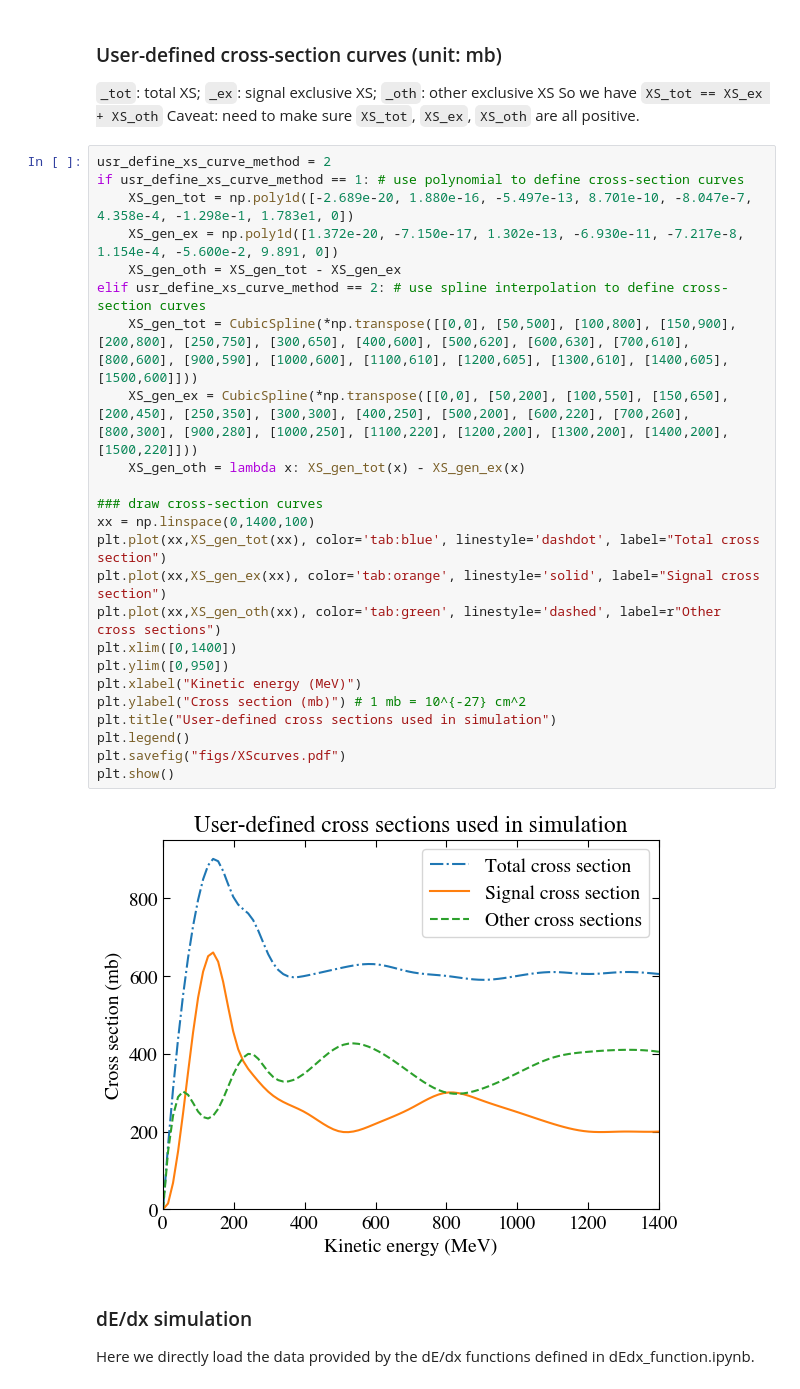
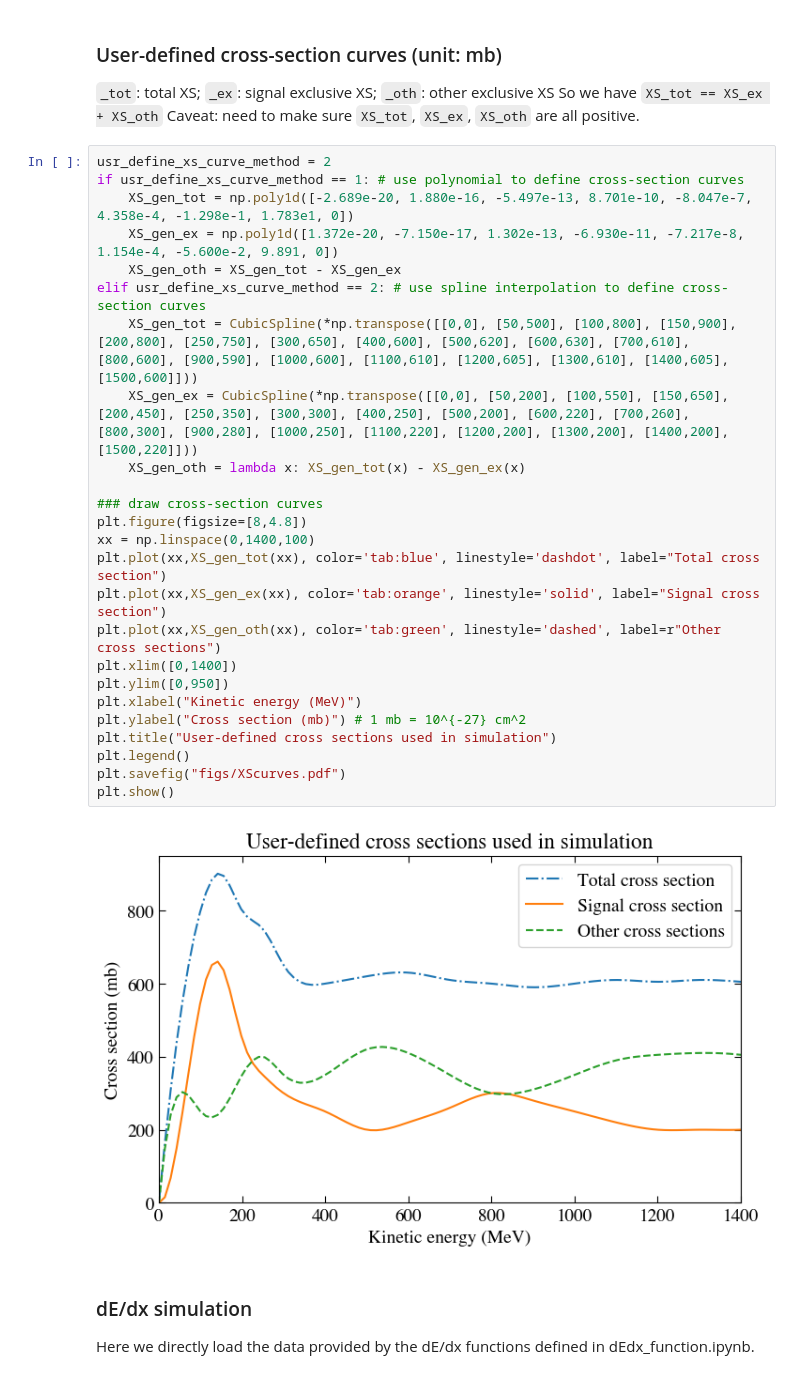
Before and after one commit to Yinrui-Liu/hadron-Ar_XS, a Jupyter notebook: hadron-Ar_XS.ipynb, the cells around one changed output. Drawn from its saved outputs; the diff is of its cells as text.

```diff
--- a/hadron-Ar_XS.ipynb
+++ b/hadron-Ar_XS.ipynb
@@ -51,29 +51,30 @@ Caveat: need to make sure `XS_tot`, `XS_ex`, `XS_oth` are all positive.
 # %%
 usr_define_xs_curve_method = 2
 if usr_define_xs_curve_method == 1: # use polynomial to define cross-section curves
     XS_gen_tot = np.poly1d([-2.689e-20, 1.880e-16, -5.497e-13, 8.701e-10, -8.047e-7, 4.358e-4, -1.298e-1, 1.783e1, 0])
     XS_gen_ex = np.poly1d([1.372e-20, -7.150e-17, 1.302e-13, -6.930e-11, -7.217e-8, 1.154e-4, -5.600e-2, 9.891, 0])
     XS_gen_oth = XS_gen_tot - XS_gen_ex
 elif usr_define_xs_curve_method == 2: # use spline interpolation to define cross-section curves
     XS_gen_tot = CubicSpline(*np.transpose([[0,0], [50,500], [100,800], [150,900], [200,800], [250,750], [300,650], [400,600], [500,620], [600,630], [700,610], [800,600], [900,590], [1000,600], [1100,610], [1200,605], [1300,610], [1400,605], [1500,600]]))
     XS_gen_ex = CubicSpline(*np.transpose([[0,0], [50,200], [100,550], [150,650], [200,450], [250,350], [300,300], [400,250], [500,200], [600,220], [700,260], [800,300], [900,280], [1000,250], [1100,220], [1200,200], [1300,200], [1400,200], [1500,220]]))
     XS_gen_oth = lambda x: XS_gen_tot(x) - XS_gen_ex(x)
 
 ### draw cross-section curves
+plt.figure(figsize=[8,4.8])
 xx = np.linspace(0,1400,100)
 plt.plot(xx,XS_gen_tot(xx), color='tab:blue', linestyle='dashdot', label="Total cross section")
 plt.plot(xx,XS_gen_ex(xx), color='tab:orange', linestyle='solid', label="Signal cross section")
 plt.plot(xx,XS_gen_oth(xx), color='tab:green', linestyle='dashed', label=r"Other cross sections")
 plt.xlim([0,1400])
 plt.ylim([0,950])
 plt.xlabel("Kinetic energy (MeV)")
 plt.ylabel("Cross section (mb)") # 1 mb = 10^{-27} cm^2
 plt.title("User-defined cross sections used in simulation")
 plt.legend()
 plt.savefig("figs/XScurves.pdf")
 plt.show()
 # %% [output]
-[figure, old version]
+[figure, new version]
 # %% [markdown]
 ### dE/dx simulation
 Here we directly load the data provided by the dE/dx functions defined in dEdx_function.ipynb.
```
Also changed, not shown: parts of 26 cells of this notebook, 5 other files.
